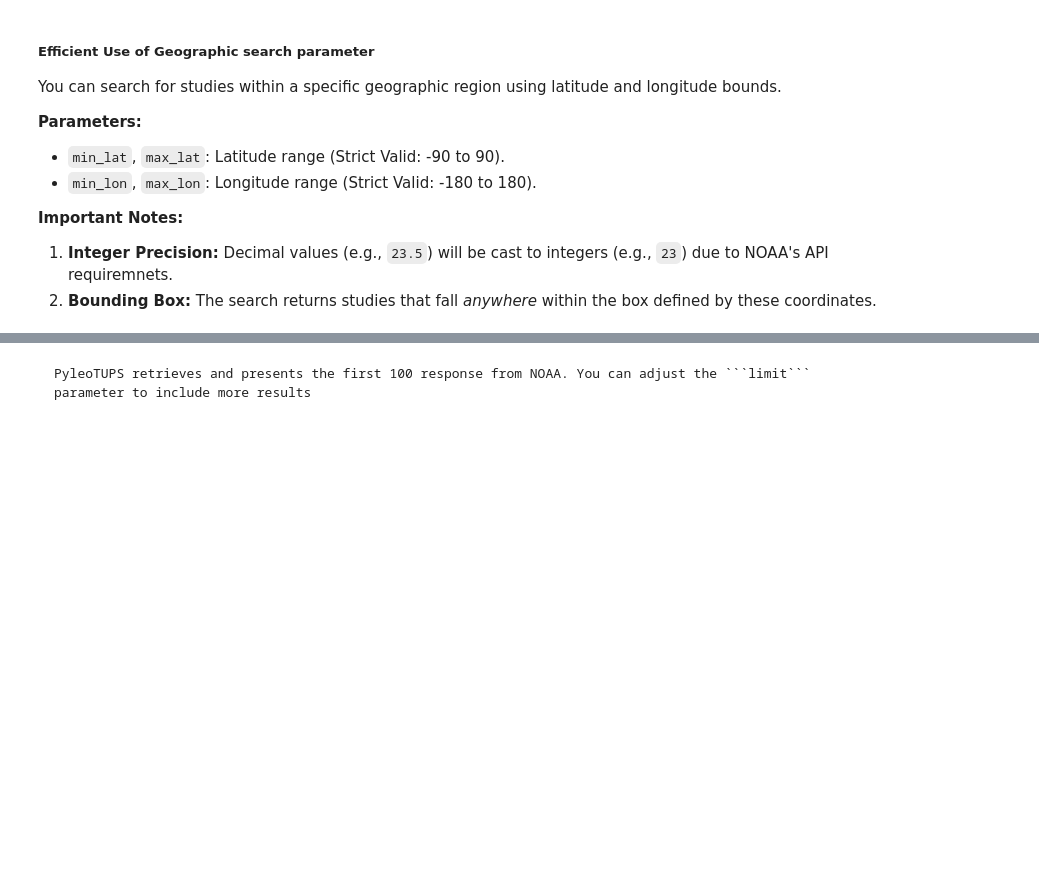
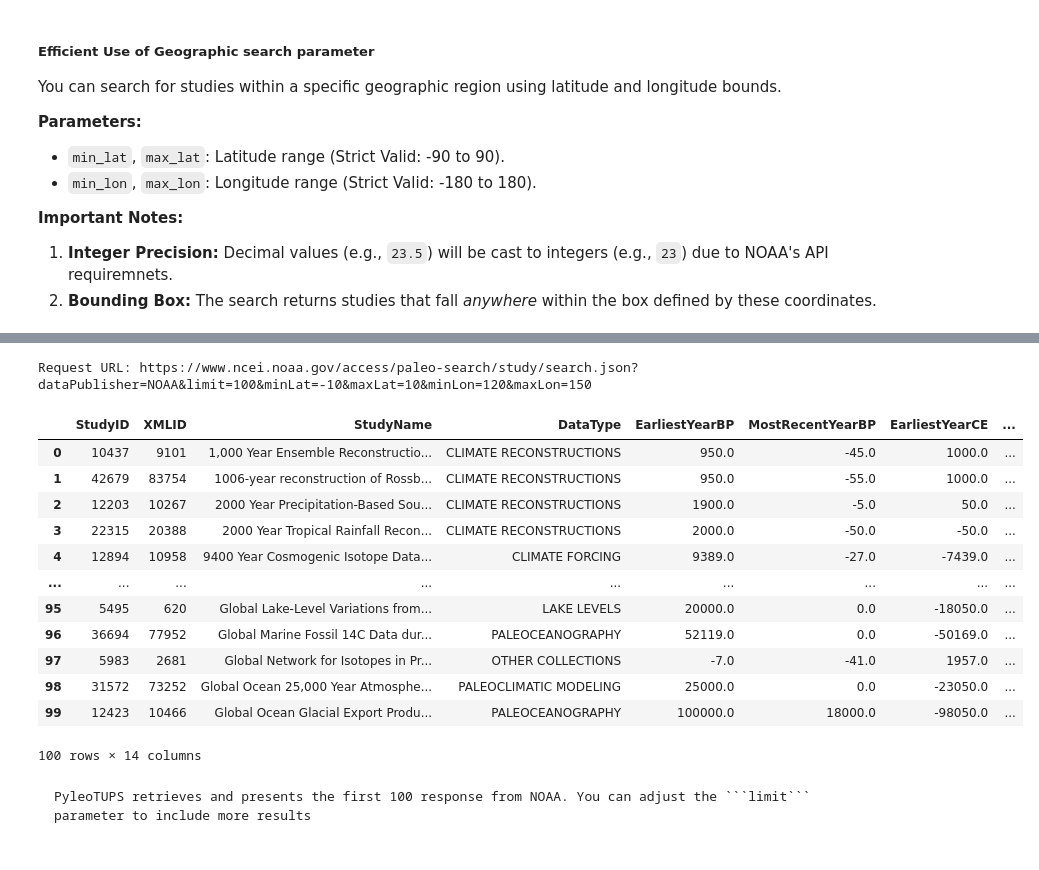
Before and after one commit to LinkedEarth/PyleoTUPS, a Jupyter notebook: examples/tutorial.ipynb, the cells around one changed output, grey strips where cells are left out. Drawn from its saved outputs; the diff is of its cells as text; code cells hidden in the pictures; blank space fills up the shorter version.

````diff
--- a/examples/tutorial.ipynb
+++ b/examples/tutorial.ipynb
@@ -95,7 +117,7 @@ You can search for studies within a specific geographic region using latitude an
 # Search for studies in a specific region (e.g., Tropical Pacific)
 # Latitude: 10S to 10N (-10 to 10)
 # Longitude: 120E to 150E (120 to 150)
-dataset = pt.NOAADataset()
+dataset = pt.Dataset()
 
 dataset.search_studies(
     min_lat=-10, max_lat=10,
@@ -105,3 +127,4 @@ dataset.search_studies(
 
 # View the location data in the summary
 dataset.get_summary()
+# %% [output]
@@ -108,3 +132,17 @@ dataset.get_summary()
+Request URL: https://www.ncei.noaa.gov/access/paleo-search/study/search.json?dataPublisher=NOAA&limit=100&minLat=-10&maxLat=10&minLon=120&maxLon=150
+|  | StudyID | XMLID | StudyName | DataType | EarliestYearBP | MostRecentYearBP | EarliestYearCE | ... |
+| 0 | 10437 | 9101 | 1,000 Year Ensemble Reconstructio... | CLIMATE RECONSTRUCTIONS | 950.0 | -45.0 | 1000.0 | ... |
+| 1 | 42679 | 83754 | 1006-year reconstruction of Rossb... | CLIMATE RECONSTRUCTIONS | 950.0 | -55.0 | 1000.0 | ... |
+| 2 | 12203 | 10267 | 2000 Year Precipitation-Based Sou... | CLIMATE RECONSTRUCTIONS | 1900.0 | -5.0 | 50.0 | ... |
+| 3 | 22315 | 20388 | 2000 Year Tropical Rainfall Recon... | CLIMATE RECONSTRUCTIONS | 2000.0 | -50.0 | -50.0 | ... |
+| 4 | 12894 | 10958 | 9400 Year Cosmogenic Isotope Data... | CLIMATE FORCING | 9389.0 | -27.0 | -7439.0 | ... |
+| ... | ... | ... | ... | ... | ... | ... | ... | ... |
+| 95 | 5495 | 620 | Global Lake-Level Variations from... | LAKE LEVELS | 20000.0 | 0.0 | -18050.0 | ... |
+| 96 | 36694 | 77952 | Global Marine Fossil 14C Data dur... | PALEOCEANOGRAPHY | 52119.0 | 0.0 | -50169.0 | ... |
+| 97 | 5983 | 2681 | Global Network for Isotopes in Pr... | OTHER COLLECTIONS | -7.0 | -41.0 | 1957.0 | ... |
+| 98 | 31572 | 73252 | Global Ocean 25,000 Year Atmosphe... | PALEOCLIMATIC MODELING | 25000.0 | 0.0 | -23050.0 | ... |
+| 99 | 12423 | 10466 | Global Ocean Glacial Export Produ... | PALEOCEANOGRAPHY | 100000.0 | 18000.0 | -98050.0 | ... |
+100 rows × 14 columns
 # %% [markdown]
 ```Note
 PyleoTUPS retrieves and presents the first 100 response from NOAA. You can adjust the ```limit``` parameter to include more results
````
Also changed, not shown: parts of 23 cells of this notebook.
